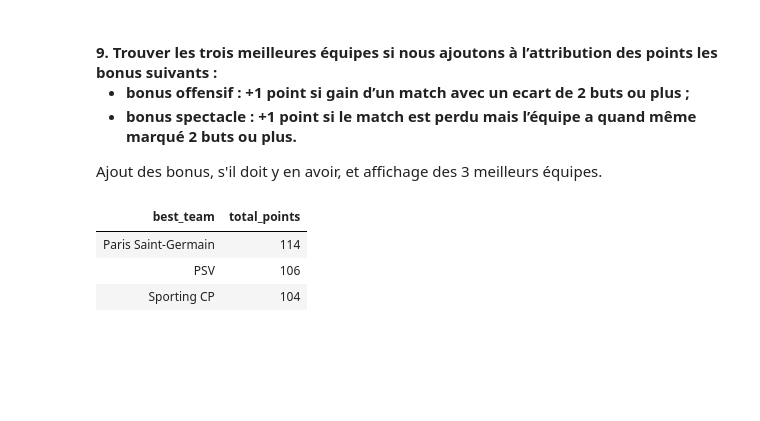
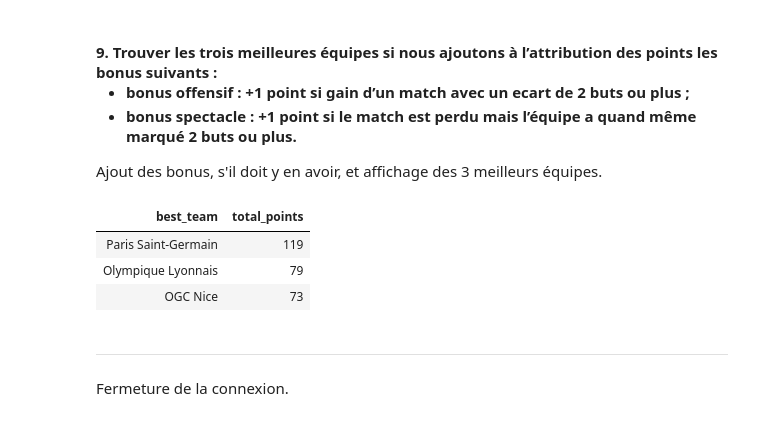
Before and after one commit to Lrakotoson/M_R, a Jupyter notebook: S2/Advanced R/CC/Lrakotoson - football.ipynb, the cells around one changed output. Cells and saved outputs as stored; diff of their text form; code cells hidden in the pictures; blank space fills up the shorter version.

```diff
--- a/S2/Advanced R/CC/Lrakotoson - football.ipynb
+++ b/S2/Advanced R/CC/Lrakotoson - football.ipynb
@@ -91,7 +85,7 @@ dbListFields(db, "Match")
 #### 5. Extraire dans un data-frame les résultats de la Ligue 1 française
 Utilisation d'une sous-requête au lieu d'un jointure pour esquiver la gestion de `.name_repair` lors de la conversion en tibble.
 # %%
-query1 <- "SELECT *
+query <- "SELECT *
            FROM Match
            WHERE league_id = (
             SELECT id
@@ -100,7 +94,7 @@ query1 <- "SELECT *
            )"
 
 matchFR <- as_tibble(
-    dbGetQuery(db, query1)
+    dbGetQuery(db, query)
 )
 
 matchFR
@@ -195,27 +190,22 @@ best_n(1)
 #### 8. Trouver ensuite les trois meilleures équipes du championnat 2015-2016.
 Ajout des points gagnés en étant visiteur lors du championnat.
 # %%
-match <- as_tibble(tbl(db, "Match")) %>%
-filter(season == "2015/2016") %>%
+matchFR <- matchFR %>%
 mutate(
-    score = home_team_goal - away_team_goal,
-    home_points = case_when(
-        score < 0 ~ 0,
-        score > 0 ~ 3,
-        TRUE ~ 1
-    ),
     away_points = case_when(
         score > 0 ~ 0,
         score < 0 ~ 3,
         TRUE ~ 1
     )
 ) %>%
-select(home_team_api_id, home_team_goal, home_points, away_team_api_id, away_team_goal, away_points, score)
+select(home_team_api_id, home_team_goal, home_points,
+       away_team_api_id, away_team_goal, away_points,
+       score)
 # %% [markdown]
 Création d'un vecteur de noms communs pour faciliter l'aggrégation des points gagnés à domicile et en tant que visiteur.
 # %%
-newnames <- colnames(match)[4:6]
-names(newnames) <- colnames(match)[1:3]
+newnames <- colnames(matchFR)[4:6]
+names(newnames) <- colnames(matchFR)[1:3]
 # %% [markdown]
 Les 3 meilleurs équipes du championnat en terme de points.
 # %%
@@ -238,22 +228,28 @@ best_n(3)
 
 Ajout des bonus, s'il doit y en avoir, et affichage des 3 meilleurs équipes.
 # %%
-match %>%
+matchFR <- matchFR %>%
 mutate(
     home_points = if_else(
         score >= 2 | (score < 0 & home_team_goal >= 2),
         home_points +1, home_points
     ),
     away_points = if_else(
         score <= -2 | (score > 0 & away_team_goal >= 2),
         away_points +1, away_points
     )
-) %>%
+)
+
+matchFR %>%
 select(all_of(newnames)) %>%
-bind_rows(.[,1:3]) %>%
+bind_rows(matchFR[,1:3]) %>%
 best_n(3)
 # %% [output]
 | best_team | total_points |
-| Paris Saint-Germain | 114 |
-| PSV | 106 |
-| Sporting CP | 104 |
+| Paris Saint-Germain | 119 |
+| Olympique Lyonnais | 79 |
+| OGC Nice | 73 |
+# %% [markdown]
+<hr>
+
+Fermeture de la connexion.
```
Also changed, not shown: parts of 6 cells of this notebook.
